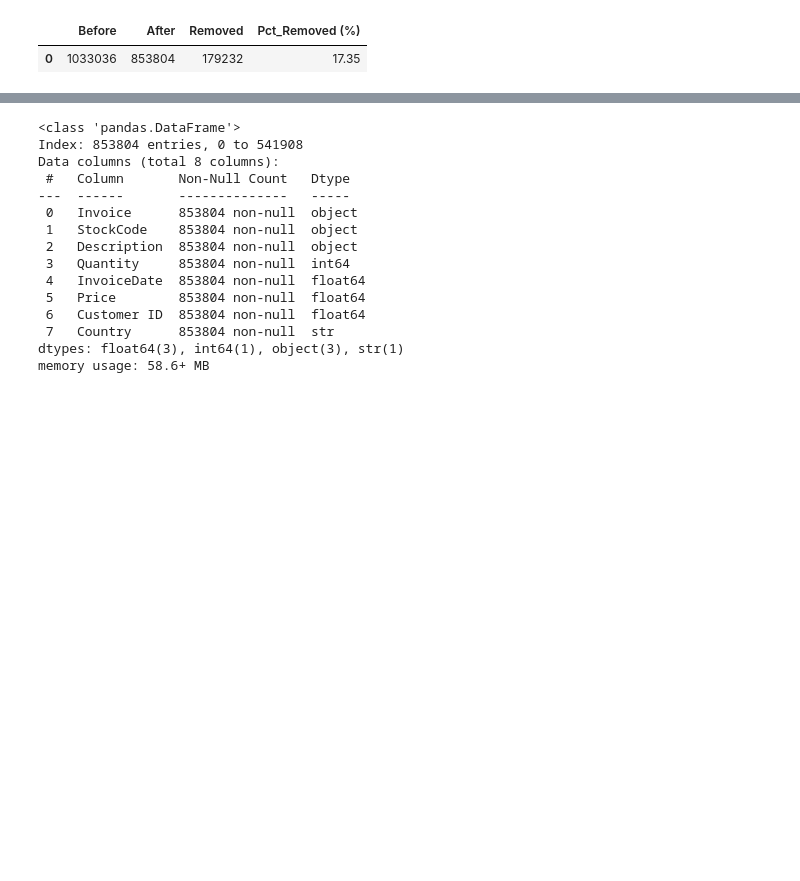
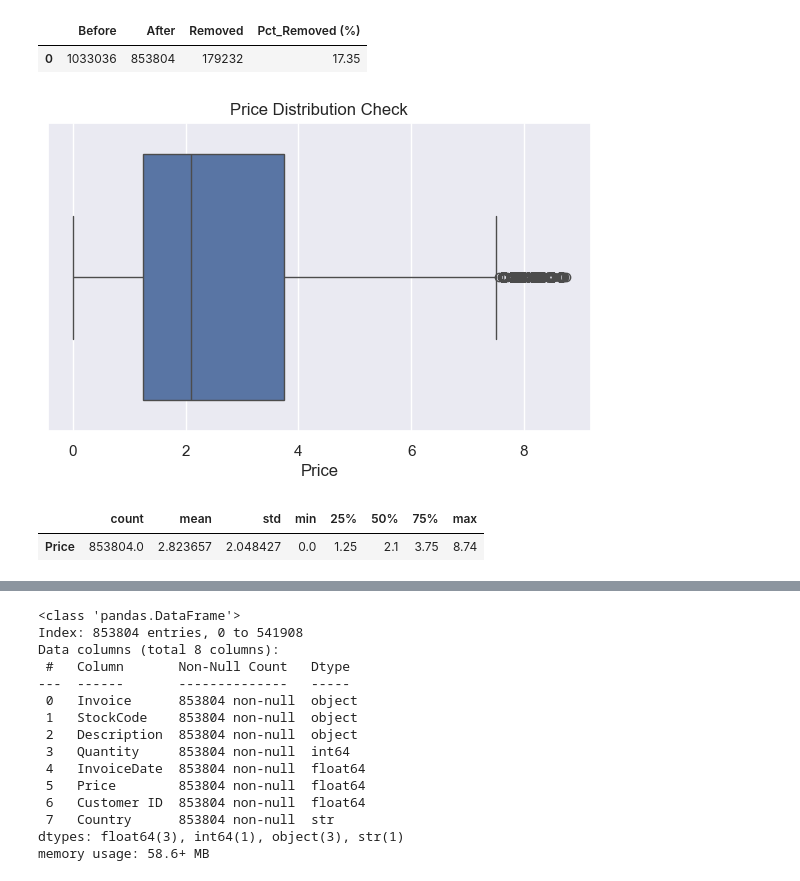
Before and after one commit to hansdarmawann/online-retail-ii-wrangling-1, a Jupyter notebook: notebooks/code.ipynb, the cells around one changed output, grey strips where cells are left out. Saved outputs shown, nothing was run; the diff lists cells and outputs as text; code cells hidden in the pictures; blank space fills up the shorter version.

```diff
--- a/notebooks/code.ipynb
+++ b/notebooks/code.ipynb
@@ -187,3 +187,16 @@ display(removal_summary)
 # %% [output]
 |  | Before | After | Removed | Pct_Removed (%) |
 | 0 | 1033036 | 853804 | 179232 | 17.35 |
+# %%
+plt.figure(figsize=(7,4))
+plt.title('Price Distribution Check')
+
+sns.boxplot(x=df['Price'], orient='y')
+plt.show()
+
+price_desc = pd.DataFrame(df['Price'].describe()).transpose()
+display(price_desc)
+# %% [output]
+[figure, added]
+|  | count | mean | std | min | 25% | 50% | 75% | max |
+| Price | 853804.0 | 2.823657 | 2.048427 | 0.0 | 1.25 | 2.1 | 3.75 | 8.74 |
```
Also changed, not shown: parts of 2 cells of this notebook, 1 other file.
